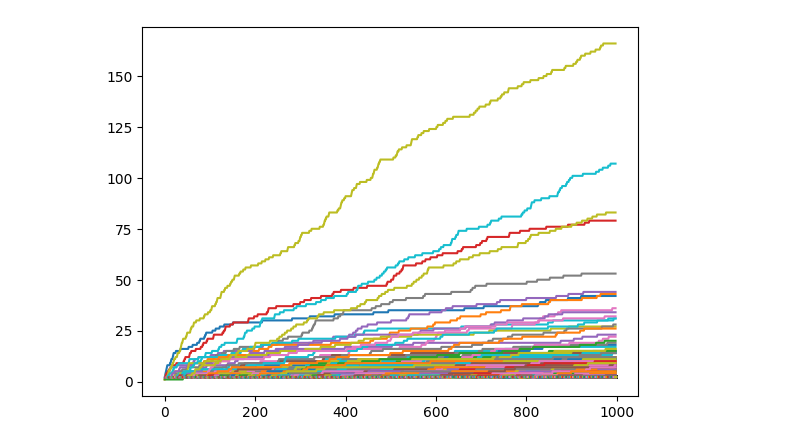
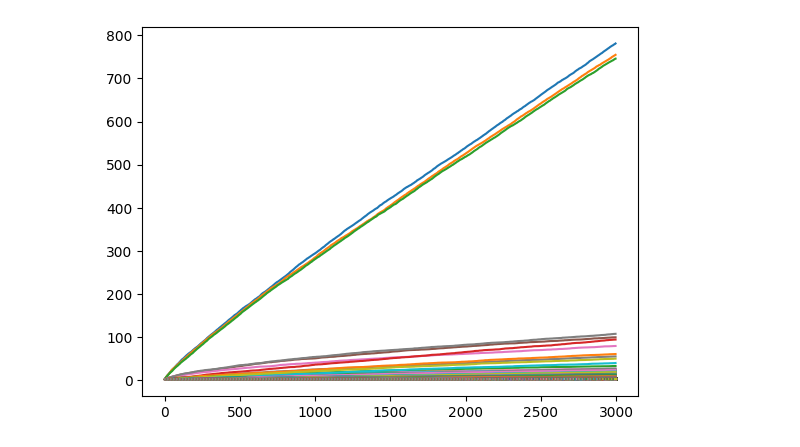
Before and after one commit to AaronDC60/Bianconi_Barabasi, a Jupyter notebook: code/degree_analysis.ipynb, the cells around one changed output. Cells and saved outputs as stored; diff of their text form; code cells hidden in the pictures.

```diff
--- a/code/degree_analysis.ipynb
+++ b/code/degree_analysis.ipynb
@@ -55,0 +121,11 @@ G = network.generate_network(size)
+# %%
+""" averaging 20 runs with 5000 time points each for exponential fitness distr"""
+
+size = 10000
+iterations = 20
+rng = np.random.default_rng(1234)
+fitness_data = rng.exponential(1.0,size)
+
+times, node_degrees = simulate(size, iterations, fitness_data)
+
+mean_degrees_exp = get_means(node_degrees)
@@ -55,0 +173,22 @@ G = network.generate_network(size)
+# %%
+generator = fitness.generator()
+
+generator.set_current_distribution('delta')
+generator.set_param_beta(2, 2)
+
+n_samples = 10000
+
+# Generate values
+y_samples = []
+
+for _ in range(n_samples):
+    y_samples.append(generator.generate_value())
+
+fitness_data_delta = y_samples
+# %%
+size = n_samples
+iterations = 50
+
+times, node_degrees = simulate(size, iterations, fitness_data_delta)
+
+mean_degrees_delta = get_means(node_degrees)
@@ -56,7 +203,7 @@ G = network.generate_network(size)
 # %%
-times, node_degrees = get_node_degrees(network, size)
+import matplotlib.pyplot as plt
 
-for i in range(len(times)):
-    plt.plot(times[i], node_degrees[i])
+for i in range(len(mean_degrees_be)):
+    plt.plot(times[0][i], mean_degrees_be[i])
 # %% [output]
-[figure, old version]
+[figure, new version]
```
Also changed, not shown: parts of 15 cells of this notebook, 2 other files.
